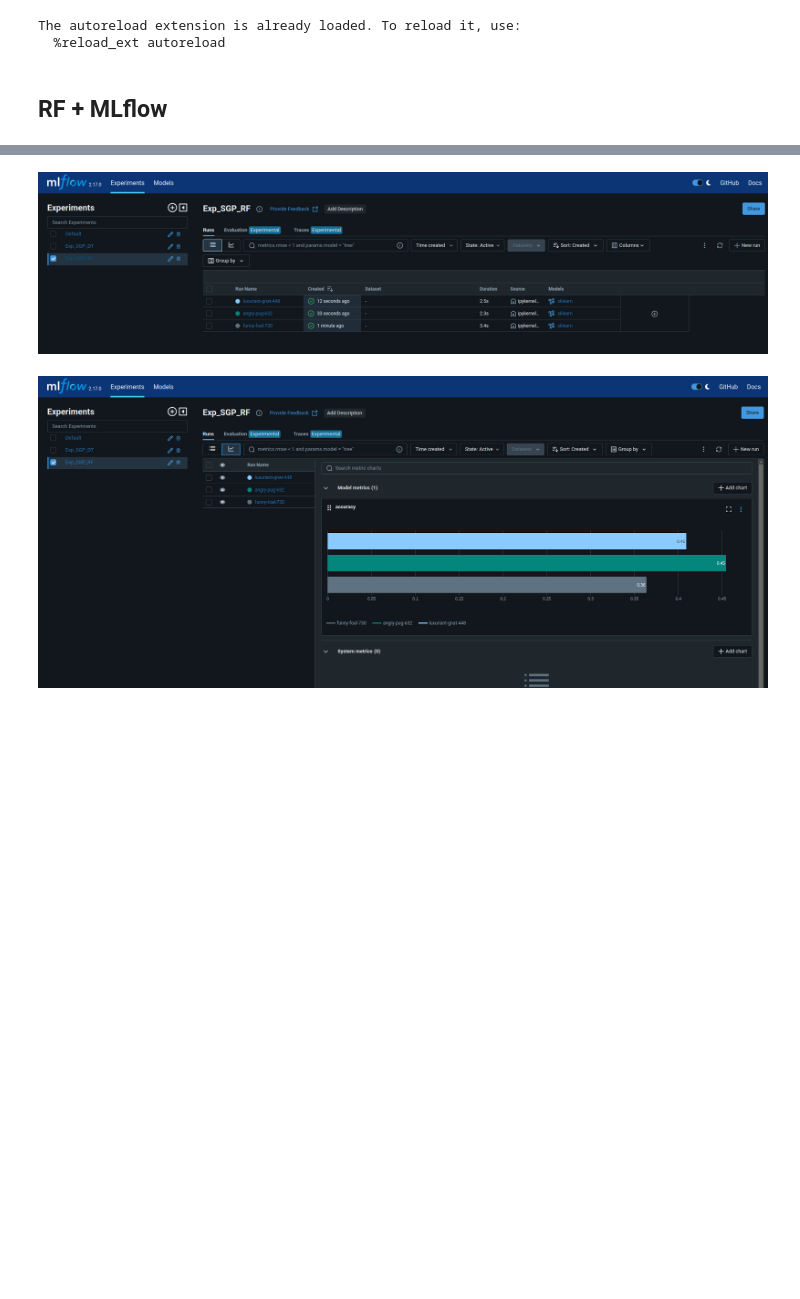
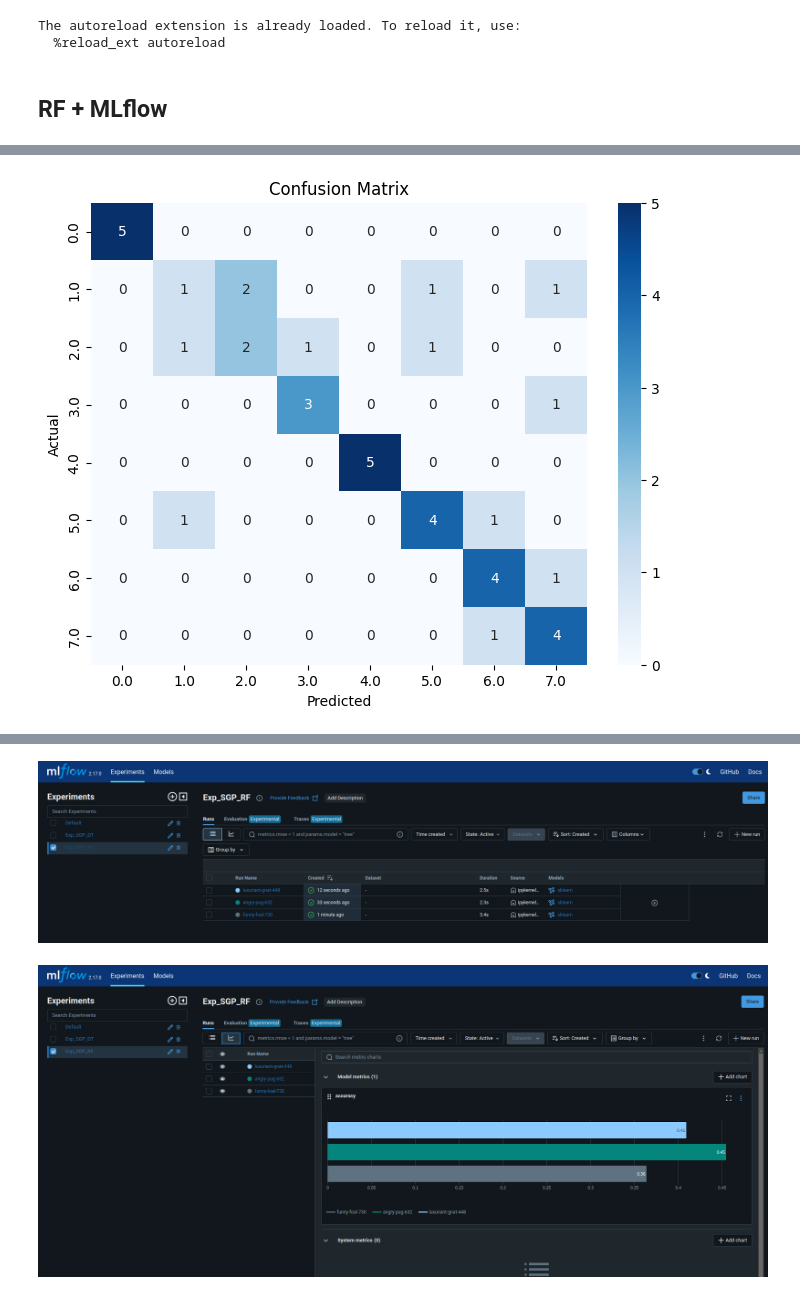
Before and after one commit to marcelarosalesj/mna_mlops_equipo39, a Jupyter notebook: notebooks/SGP_mlflow_experiments.ipynb, the cells around one changed output, grey strips where cells are left out. Cells and saved outputs as stored; diff of their text form; code cells hidden in the pictures; blank space fills up the shorter version.

```diff
--- a/notebooks/SGP_mlflow_experiments.ipynb
+++ b/notebooks/SGP_mlflow_experiments.ipynb
@@ -108,6 +115,10 @@ RMSE = 2.412090756622109
 # %%
 X_test = df_test.iloc[:, :-1]
 y_test = df_test.iloc[:, -1:]
-y_test = y_test[str(62)].to_numpy()  # Convert to numpy array
+y_test = y_test.to_numpy()  # Convert to numpy array
+
+X_train = df_train.iloc[:, :-1]
+y_train = df_train.iloc[:, -1]
+y_train = y_train.to_numpy()  # Convertir a un array de numpy
 # %%
 experiment_id_rf = mlflow.create_experiment("Exp_SGP_RF")
@@ -116,19 +129,35 @@ with mlflow.start_run(experiment_id=experiment_id_rf) as run:
     y_pred = model.predict(X_test)
 
     accuracy = accuracy_score(y_test, y_pred)
+    precision = precision_score(y_test, y_pred, average="weighted")
+    recall = recall_score(y_test, y_pred, average="weighted")
+    f1 = f1_score(y_test, y_pred, average="weighted")
+
     cm = confusion_matrix(y_test, y_pred)
     classification_rep = classification_report(y_test, y_pred)
 
     # Set a custom run name
-    mlflow.set_tag("mlflow.runName", "RandomForest_Model_Run")
+    mlflow.set_tag("mlflow.runName", "RandomForest_Weighted_Run")
 
     # Registrando metricas
     mlflow.log_metric("accuracy", accuracy)
+    mlflow.log_metric("precision", precision)
+    mlflow.log_metric("recall", recall)
+    mlflow.log_metric("f1_score", f1)
 
+    # Registra precisión en entrenamiento para detectar sobreajuste
+    y_train_pred = model.predict(X_train)
+    train_accuracy = accuracy_score(y_train, y_train_pred)
+    mlflow.log_metric("train_accuracy", train_accuracy)
+
+    # Registra los parámetros del modelo
     mlflow.log_params(model.get_params())
 
+    # Tags adicionales
     mlflow.set_tag("eval", "validation")
     mlflow.set_tag("sub_experiment", f"{uuid.uuid4()}")
+    mlflow.set_tag("author", "Roberto Ortega")
+    mlflow.set_tag("experiment_description", "Modelo para predecir calificaciones usando Random Forest con balanceo ADASYN y weighted classes")
 
     signature = infer_signature(X_test, y_pred)
 
@@ -138,4 +167,28 @@ with mlflow.start_run(experiment_id=experiment_id_rf) as run:
         artifact_path="model",
         signature=signature,
     )
+
+    # Visualiza y guarda la matriz de confusión
+    plt.figure(figsize=(8, 6))
+    sns.heatmap(cm, annot=True, fmt="d", cmap="Blues", xticklabels=np.unique(y_test), yticklabels=np.unique(y_test))
+    plt.xlabel("Predicted")
+    plt.ylabel("Actual")
+    plt.title("Confusion Matrix")
+
+    # Usar un archivo temporal para guardar la imagen
+    with tempfile.NamedTemporaryFile(suffix=".png", delete=False) as temp_file:
+        plt.savefig(temp_file.name, format='png')
+        temp_file_path = temp_file.name  # Guardar la ruta del archivo temporal
+
+    # Logear la imagen de la matriz de confusión como artefacto en MLFlow
+    mlflow.log_artifact(temp_file_path, "confusion_matrix.png")
+
+
+    # Guarda el reporte de clasificación
+    with open("classification_report.txt", "w") as f:
+        f.write(classification_rep)
+    mlflow.log_artifact("classification_report.txt")
+
+    # Version de datos
+    mlflow.log_param("data_version", "ADASYN Data")  # Cambia según la versión de los datos en uso
 # %% [output]
@@ -159,3 +212,4 @@ API request to http://127.0.0.1:5000/api/2.0/mlflow-artifacts/artifacts/40479421
+[figure, added]
 # %%
 print(f"The experiment ID is {experiment_id_rf}")
 df = mlflow.search_runs([experiment_id_rf], order_by=["metrics.accuracy DESC"])
```
Also changed, not shown: parts of 5 cells of this notebook, 4 other files.
